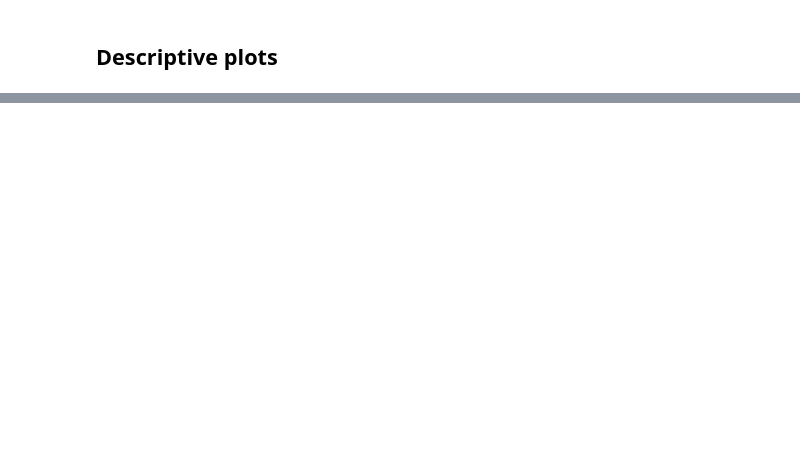
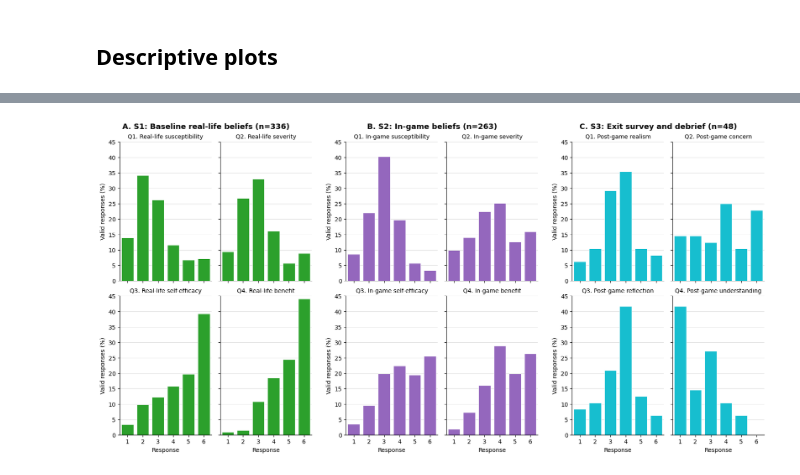
Before and after one commit to colabobio/auib-epigame-analysis, a Jupyter notebook: 2-descriptive-stats.ipynb, the cells around one changed output, grey strips where cells are left out. Cells and saved outputs as stored; diff of their text form; code cells hidden in the pictures; blank space fills up the shorter version.

```diff
--- a/2-descriptive-stats.ipynb
+++ b/2-descriptive-stats.ipynb
@@ -11,8 +10,9 @@ import matplotlib.pyplot as plt
 
 from scipy import stats
 # %%
-data_folder = './data'
-output_folder = './output'
+dataset_id = 202
+data_folder = path.join('./data', str(dataset_id))
+output_folder = path.join('./output', str(dataset_id))
 if not path.exists(output_folder):
     os.makedirs(output_folder)
 # %%
@@ -182,0 +956,76 @@ plot_and_calc_corr(users_g2, 'S1_Q5', 'quarantine', 'S1_Q5+quarantine-G2')
+# %%
+survey_panels = {
+    'S1': {'label': 'Baseline real-life beliefs', 'color': 'tab:green'},
+    'S2': {'label': 'In-game beliefs', 'color': 'tab:purple'},
+    'S3': {'label': 'Exit survey and debrief', 'color': 'tab:cyan'},
+}
+question_numbers = range(1, 5)
+response_levels = np.arange(1, 7)
+
+response_percentages = {}
+for survey in survey_panels:
+    for question in question_numbers:
+        variable = f'{survey}_Q{question}'
+        valid_responses = users[variable].dropna()
+        response_percentages[variable] = (
+            valid_responses.value_counts(normalize=True)
+            .reindex(response_levels, fill_value=0)
+            .mul(100)
+        )
+
+y_max = max(percentages.max() for percentages in response_percentages.values())
+y_max = max(10, int(np.ceil(y_max / 5) * 5))
+
+fig = plt.figure(figsize=(16, 8), constrained_layout=True)
+subfigures = fig.subfigures(1, 3, wspace=0.05)
+
+for panel_label, (survey, panel) in zip('ABC', survey_panels.items()):
+    subfigure = subfigures[list(survey_panels).index(survey)]
+    axes = subfigure.subplots(2, 2, sharex=True, sharey=True)
+    survey_variables = [f'{survey}_Q{question}' for question in question_numbers]
+    survey_n = int(users[survey_variables].notna().all(axis=1).sum())
+    subfigure.suptitle(
+        f'{panel_label}. {survey}: {panel["label"]} (n={survey_n})',
+        fontsize=13,
+        fontweight='bold',
+    )
+
+    for question, axis in zip(question_numbers, axes.flat):
+        variable = f'{survey}_Q{question}'
+        percentages = response_percentages[variable]
+        axis.bar(
+            response_levels,
+            percentages,
+            width=0.78,
+            color=panel['color'],
+            edgecolor='white',
+            linewidth=0.6,
+        )
+        axis.set_title(f'Q{question}. {topic_map[variable]}', fontsize=10)
+        axis.set_xticks(response_levels)
+        axis.set_xlim(0.5, 6.5)
+        axis.set_ylim(0, y_max)
+        axis.grid(axis='y', color='#D9D9D9', linewidth=0.6)
+        axis.set_axisbelow(True)
+        axis.spines[['top', 'right']].set_visible(False)
+
+    axes[1, 0].set_xlabel('Response')
+    axes[1, 1].set_xlabel('Response')
+    axes[0, 0].set_ylabel('Valid responses (%)')
+    axes[1, 0].set_ylabel('Valid responses (%)')
+
+output_stem = path.join(output_folder, 'S1-S2-S3-survey-response-histograms')
+fig.savefig(output_stem + '.pdf', bbox_inches='tight')
+fig.savefig(output_stem + '.png', dpi=600, bbox_inches='tight')
+plt.show()
+
+for survey in survey_panels:
+    survey_variables = [f'{survey}_Q{question}' for question in question_numbers]
+    valid_counts = users[survey_variables].notna().sum().astype(int).to_dict()
+    percentage_totals = {
+        variable: round(float(response_percentages[variable].sum()), 10)
+        for variable in survey_variables
+    }
+    print(f'{survey}: valid n={valid_counts}; percentage totals={percentage_totals}')
+# %% [output]
+[figure, added]
```
Also changed, not shown: parts of 40 cells of this notebook, 8 other files.
